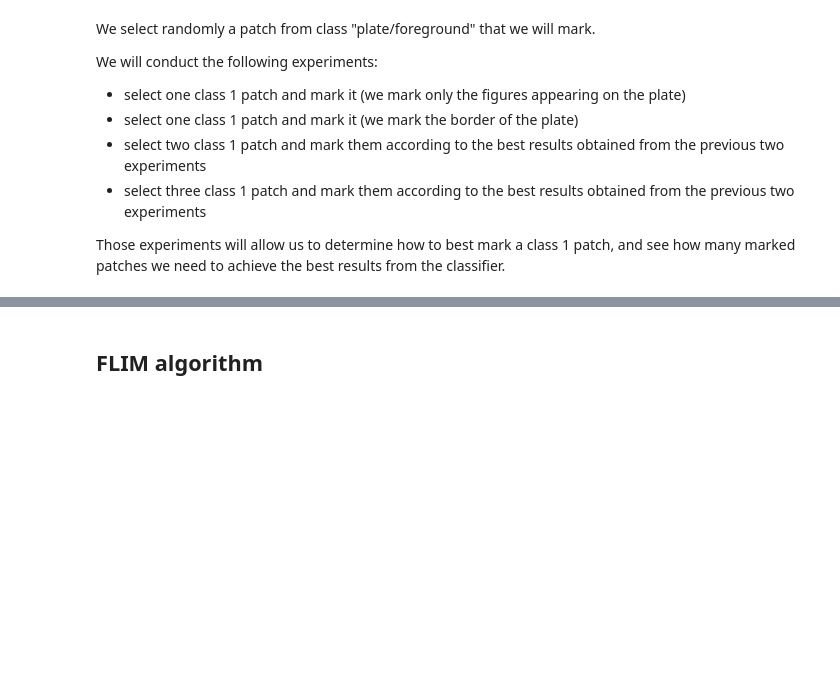
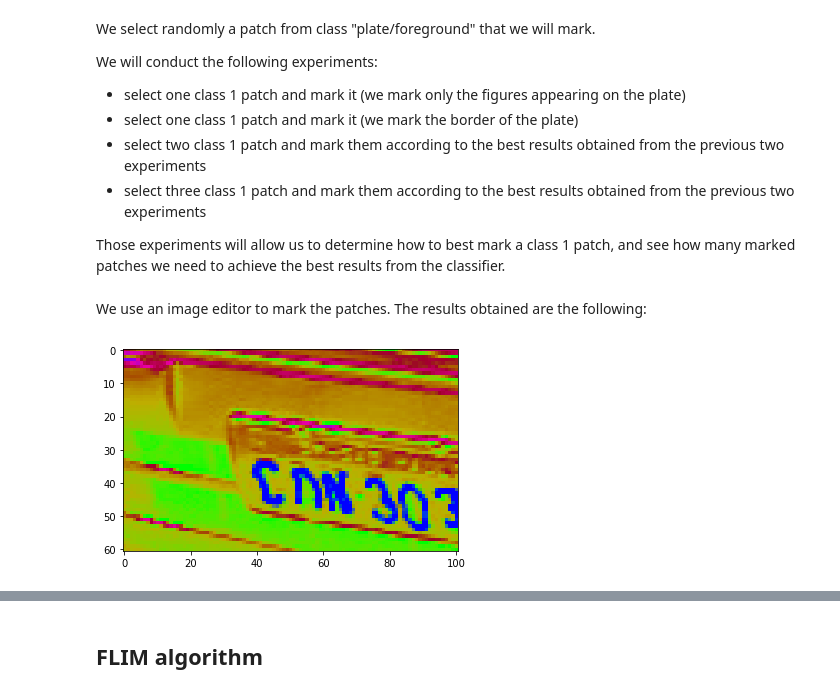
Before and after one commit to aissahm/image_analysis, a Jupyter notebook: task3.ipynb, the cells around one changed output, grey strips where cells are left out. Cells and saved outputs as stored; diff of their text form; code cells hidden in the pictures; blank space fills up the shorter version.

```diff
--- a/task3.ipynb
+++ b/task3.ipynb
@@ -512,3 +516,12 @@ We will conduct the following experiments:
 *   select three class 1 patch and mark them according to the best results obtained from the previous two experiments
 
 Those experiments will allow us to determine how to best mark a class 1 patch, and see how many marked patches we need to achieve the best results from the classifier.
+# %% [markdown]
+We use an image editor to mark the patches. The results obtained are the following:
+# %%
+markedimg = cv2.imread("/content/orig_0003_168_160_100_60_1_marker.png")
+
+plt.imshow(markedimg)
+plt.show()
+# %% [output]
+[figure, added]
```
Also changed, not shown: parts of 13 cells of this notebook.
